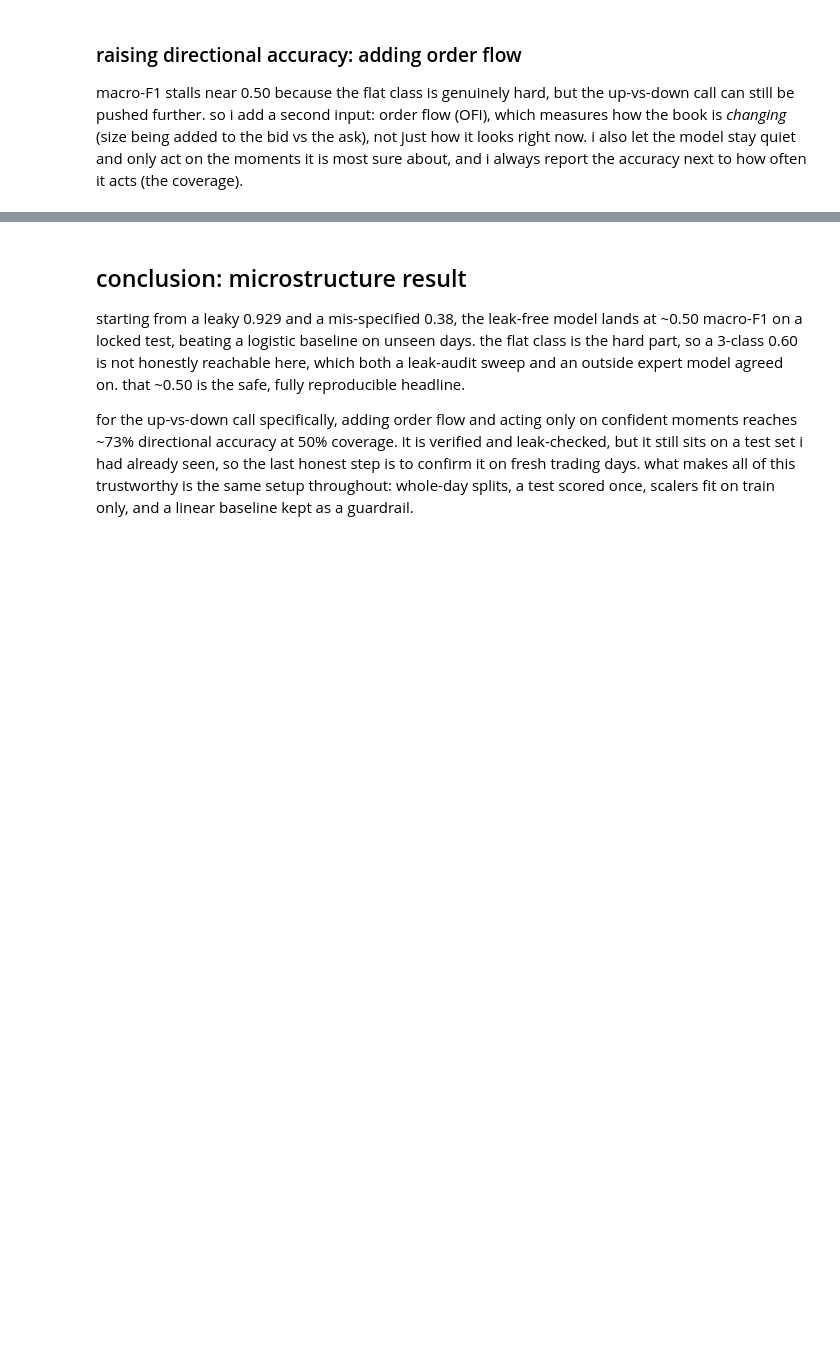
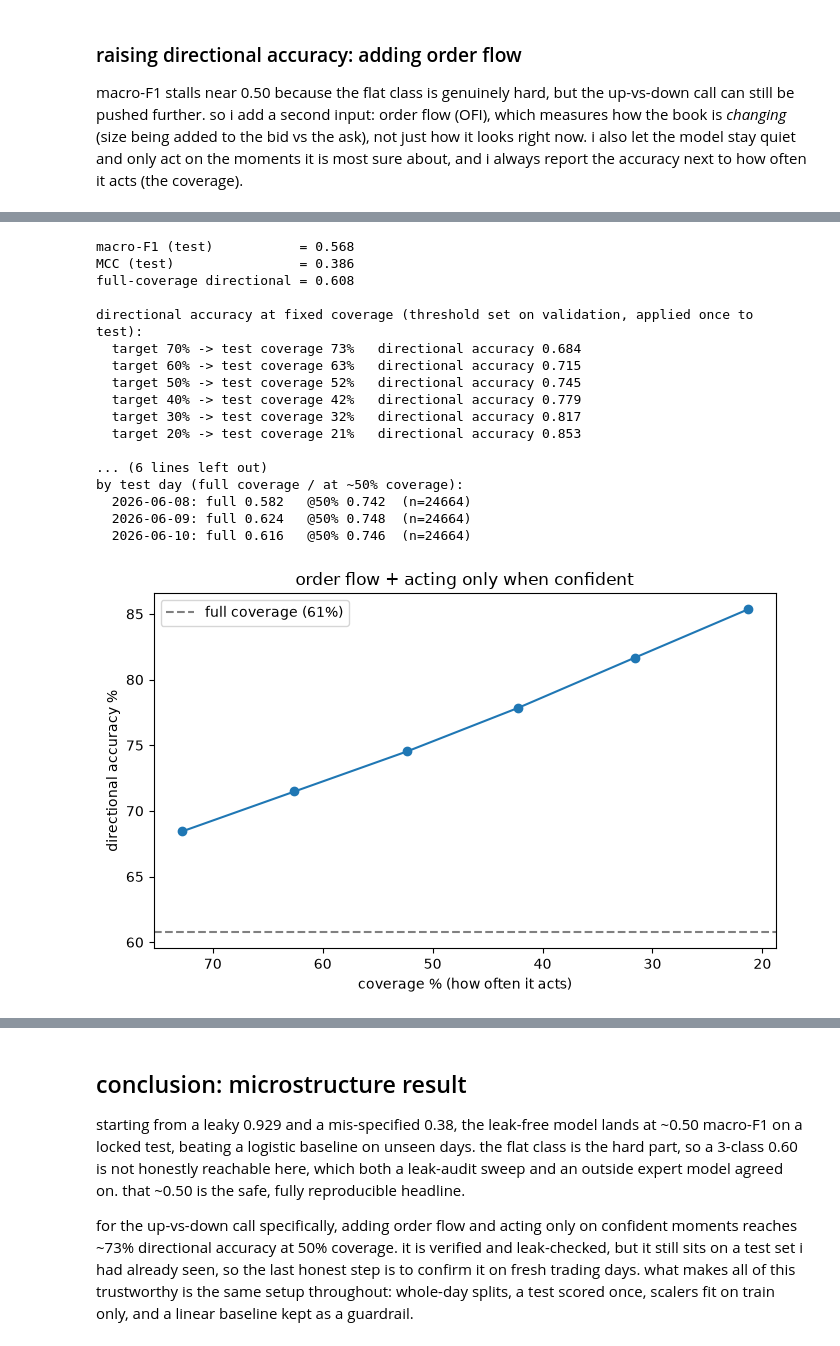
Before and after one commit to pallavigeddam/cs207-section5-team4-project, a Jupyter notebook: Ron_LSTM.ipynb, the cells around one changed output, grey strips where cells are left out. Cells and saved outputs as stored; diff of their text form; code cells hidden in the pictures; blank space fills up the shorter version.

```diff
--- a/Ron_LSTM.ipynb
+++ b/Ron_LSTM.ipynb
@@ -1101,14 +610,14 @@ def lob_build_ticker_ofi(symbol, include_test=False, src=None):
         osc = StandardScaler().fit(np.concatenate([ofs[i] for i in range(len(blocks)) if blocks[i][2] == 0]))
     else:
         alpha, bsc, osc = src
-    out = {0: ([],[],[]), 1: ([],[],[]), 2: ([],[],[])}
+    out = {0: ([],[],[],[]), 1: ([],[],[],[]), 2: ([],[],[],[])}
     for (v, date, sp), l, bk, of in zip(blocks, ls, bks, ofs):
         zb = np.clip(np.nan_to_num(bsc.transform(bk)), -8, 8).astype(np.float32)
         zo = np.clip(np.nan_to_num(osc.transform(of)), -8, 8).astype(np.float32)
         xb, xo, yy = lob_windows_ofi(zb, zo, lob_label_from_l(l, alpha), ~np.isnan(l))
-        out[sp][0].extend(xb); out[sp][1].extend(xo); out[sp][2].extend(yy)
+        out[sp][0].extend(xb); out[sp][1].extend(xo); out[sp][2].extend(yy); out[sp][3].extend([date]*len(yy))
     return {sp: (np.asarray(out[sp][0], np.float32), np.asarray(out[sp][1], np.float32),
-                 np.asarray(out[sp][2], int)) for sp in out}, (alpha, bsc, osc)
+                 np.asarray(out[sp][2], int), np.asarray(out[sp][3])) for sp in out}, (alpha, bsc, osc)
 # %%
 def lob_build_deeplob_ofi(window=LOB_WINDOW, n_feat=LOB_N_FEATURES, n_ofi=LOB_N_OFI, n_classes=3):
     # same book branch as the baseline, plus a parallel OFI branch that joins just before the LSTM.
@@ -1129,10 +638,10 @@ def lob_build_deeplob_ofi(window=LOB_WINDOW, n_feat=LOB_N_FEATURES, n_ofi=LOB_N_
     x = layers.Concatenate(-1)([x, of_in])              # the order-flow sequence joins the book features
     x = layers.Dropout(0.2)(x); x = layers.LSTM(64)(x)
     m = keras.Model([bk_in, of_in], layers.Dense(n_classes, activation="softmax")(x))
-    m.compile(optimizer=keras.optimizers.Adam(1e-3), loss="sparse_categorical_crossentropy", metrics=["accuracy"])
+    m.compile(optimizer=keras.optimizers.Adam(2e-3), loss="sparse_categorical_crossentropy", metrics=["accuracy"])
     return m
 
-# build the same 3 tickers with book + OFI (TSLA still held out). heads up: this trains 40 epochs and is slow on CPU.
+# build the same 4 tickers with book + OFI (TSLA still held out). heads up: this trains 40 epochs and is slow on CPU.
 tf.keras.utils.set_random_seed(42)
 lob_ofi_tk = {}
 for s in lob_train_syms:
@@ -1143,14 +652,15 @@ def lob_pool_ofi(sp):
     xo = np.concatenate([lob_ofi_tk[s][sp][1] for s in lob_train_syms])
     y  = np.concatenate([lob_ofi_tk[s][sp][2] for s in lob_train_syms])
     sym= np.concatenate([np.full(len(lob_ofi_tk[s][sp][2]), s) for s in lob_train_syms])
-    return [xb[..., None], xo], y, sym
+    dte= np.concatenate([lob_ofi_tk[s][sp][3] for s in lob_train_syms])
+    return [xb[..., None], xo], y, sym, dte
 
-lob_ofi_Xtr, lob_ofi_ytr, _              = lob_pool_ofi(0)
-lob_ofi_Xva, lob_ofi_yva, _              = lob_pool_ofi(1)
-lob_ofi_Xte, lob_ofi_yte, lob_ofi_te_sym = lob_pool_ofi(2)
+lob_ofi_Xtr, lob_ofi_ytr, _, _                            = lob_pool_ofi(0)
+lob_ofi_Xva, lob_ofi_yva, _, _                            = lob_pool_ofi(1)
+lob_ofi_Xte, lob_ofi_yte, lob_ofi_te_sym, lob_ofi_te_date = lob_pool_ofi(2)
 
 lob_ofi_model = lob_build_deeplob_ofi()
 lob_ofi_cb = LobValMacroF1(lob_ofi_Xva, lob_ofi_yva, patience=8)   # reuse the val-macro-F1 checkpoint from before
 print(f"training book+OFI on {lob_train_syms}  ({len(lob_ofi_ytr)} windows)")
-lob_ofi_model.fit(lob_ofi_Xtr, lob_ofi_ytr, epochs=40, batch_size=32, verbose=2, callbacks=[lob_ofi_cb])
+lob_ofi_model.fit(lob_ofi_Xtr, lob_ofi_ytr, epochs=40, batch_size=256, verbose=2, callbacks=[lob_ofi_cb])
 print("best validation macro-F1:", round(lob_ofi_cb.best, 3))
@@ -1163,33 +691,59 @@ def lob_dir_stats(p, y):
     conf = np.abs(p[:, 2] - p[:, 0]); call = np.where(p[:, 2] >= p[:, 0], 2, 0)
     return conf, (call == y).astype(float)
 
 lob_cv, lob_ccv = lob_dir_stats(lob_ofi_pv, lob_ofi_yva)   # validation
 lob_ct, lob_cct = lob_dir_stats(lob_ofi_pt, lob_ofi_yte)   # test
 
 print(f"macro-F1 (test)           = {f1_score(lob_ofi_yte, lob_ofi_pt.argmax(1), average='macro', labels=[0,1,2]):.3f}")
 print(f"MCC (test)                = {matthews_corrcoef(lob_ofi_yte, lob_ofi_pt.argmax(1)):.3f}")
 print(f"full-coverage directional = {lob_cct.mean():.3f}\n")
 print("directional accuracy at fixed coverage (threshold set on validation, applied once to test):")
 lob_covs, lob_accs = [], []
 for cov in (0.7, 0.6, 0.5, 0.4, 0.3, 0.2):
     thr = np.quantile(lob_cv, 1 - cov)          # the val threshold that acts on ~cov of the moments
     mt = lob_ct >= thr
     lob_covs.append(mt.mean()); lob_accs.append(lob_cct[mt].mean())
     print(f"  target {int(cov*100)}% -> test coverage {mt.mean():.0%}   directional accuracy {lob_cct[mt].mean():.3f}")
 
 # per-ticker mix of the accepted set at 50% coverage, so "pooled" is not secretly one name
 thr50 = np.quantile(lob_cv, 0.5); acc_mask = lob_ct >= thr50
 print("\nat ~50% coverage, accepted set by ticker:")
 for s in lob_train_syms:
     ms = acc_mask & (lob_ofi_te_sym == s)
     if ms.sum(): print(f"  {s:5} {ms.sum()/acc_mask.sum():.0%} of accepted   directional acc {lob_cct[ms].mean():.3f}")
 
+# per day directional accuracy, so "spread across the test days" is shown, not asserted
+print("\nby test day (full coverage / at ~50% coverage):")
+for d in sorted(set(lob_ofi_te_date)):
+    dm = lob_ofi_te_date == d; dm50 = dm & acc_mask
+    a_full = lob_cct[dm].mean(); a_50 = lob_cct[dm50].mean() if dm50.sum() else float("nan")
+    print(f"  {d}: full {a_full:.3f}   @50% {a_50:.3f}  (n={int(dm.sum())})")
+
 fc = lob_cct.mean() * 100
 plt.figure(figsize=(7, 4.5))
 plt.plot([c*100 for c in lob_covs], [a*100 for a in lob_accs], marker="o")
 plt.axhline(fc, ls="--", color="gray", label=f"full coverage ({fc:.0f}%)")
 plt.gca().invert_xaxis(); plt.xlabel("coverage % (how often it acts)"); plt.ylabel("directional accuracy %")
 plt.title("order flow + acting only when confident"); plt.legend(); plt.tight_layout(); plt.show()
+# %% [output]
+macro-F1 (test)           = 0.568
+MCC (test)                = 0.386
+full-coverage directional = 0.608
+
+directional accuracy at fixed coverage (threshold set on validation, applied once to test):
+  target 70% -> test coverage 73%   directional accuracy 0.684
+  target 60% -> test coverage 63%   directional accuracy 0.715
+  target 50% -> test coverage 52%   directional accuracy 0.745
+  target 40% -> test coverage 42%   directional accuracy 0.779
+  target 30% -> test coverage 32%   directional accuracy 0.817
+  target 20% -> test coverage 21%   directional accuracy 0.853
+
+... (6 lines left out)
+by test day (full coverage / at ~50% coverage):
+  2026-06-08: full 0.582   @50% 0.742  (n=24664)
+  2026-06-09: full 0.624   @50% 0.748  (n=24664)
+  2026-06-10: full 0.616   @50% 0.746  (n=24664)
+[figure, added]
 # %% [markdown]
 #### reading the order-flow results
 
```
Also changed, not shown: parts of 75 cells of this notebook.
